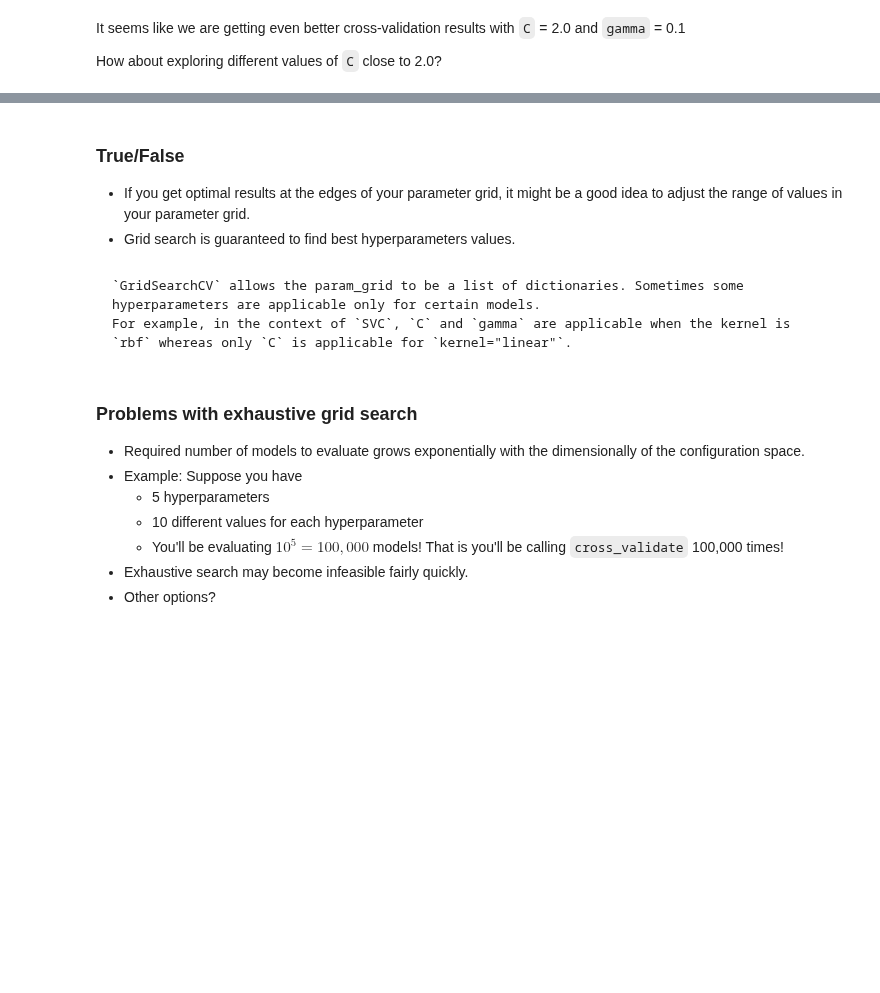
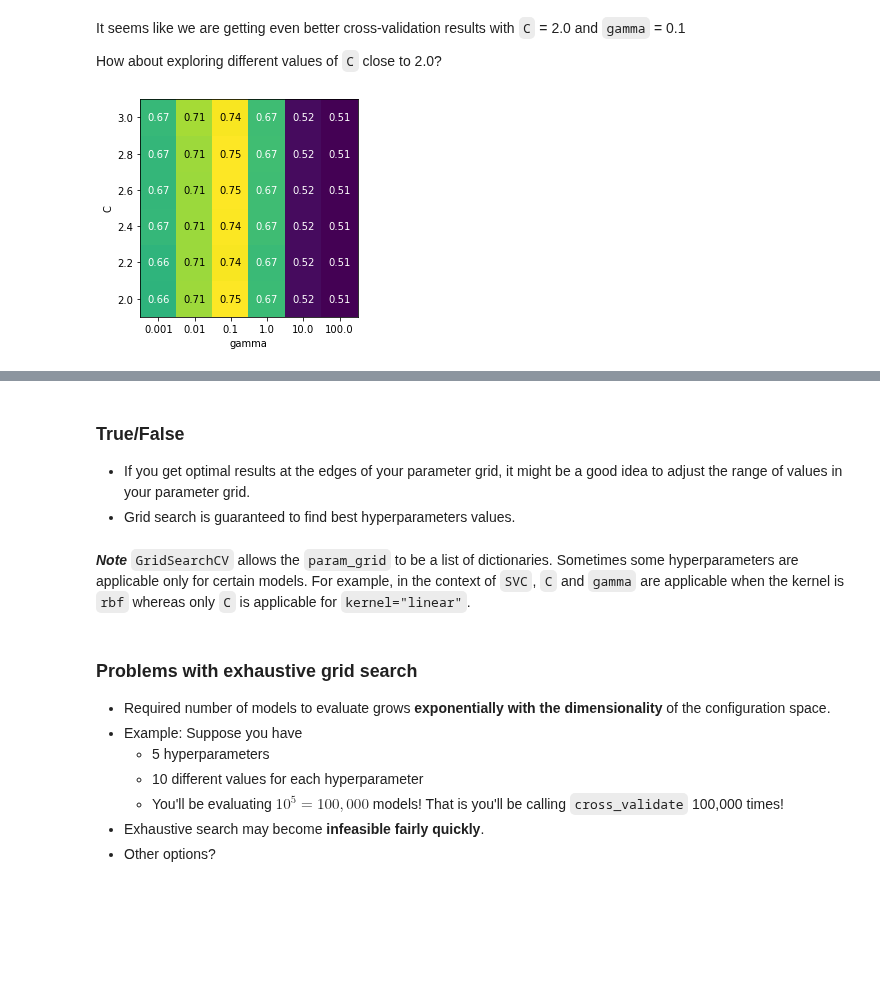
Before and after one commit to UBC-CS/cpsc330-2023s, a Jupyter notebook: lectures/08_hyperparameter-optimization.ipynb, the cells around one changed output, grey strips where cells are left out. Saved outputs shown, nothing was run; the diff lists cells and outputs as text; code cells hidden in the pictures; blank space fills up the shorter version.

````diff
--- a/lectures/08_hyperparameter-optimization.ipynb
+++ b/lectures/08_hyperparameter-optimization.ipynb
@@ -396,8 +547,10 @@ It seems like we are getting even better cross-validation results with `C` = 2.0
 
 How about exploring different values of `C` close to 2.0?
 # %%
-param_grid4 = {"svc__gamma": np.logspace(-3, 2, 6), "svc__C": np.linspace(2, 3, 6)}
+param_grid4 = {"svc__C": np.linspace(2, 3, 6), "svc__gamma": np.logspace(-3, 2, 6)}
 
 display_heatmap(param_grid4, pipe_svm, X_train, y_train)
+# %% [output]
+[figure, added]
 # %% [markdown]
 That's good! We are finding some more options for `C` where the accuracy is 0.75.
@@ -408,19 +562,18 @@ The tricky part is we do not know in advance what range of hyperparameters might
 - If you get optimal results at the edges of your parameter grid, it might be a good idea to adjust the range of values in your parameter grid.
 - Grid search is guaranteed to find best hyperparameters values.
 # %% [markdown]
-```{note}
-`GridSearchCV` allows the param_grid to be a list of dictionaries. Sometimes some hyperparameters are applicable only for certain models.
+***Note***
+`GridSearchCV` allows the `param_grid` to be a list of dictionaries. Sometimes some hyperparameters are applicable only for certain models.
 For example, in the context of `SVC`, `C` and `gamma` are applicable when the kernel is `rbf` whereas only `C` is applicable for `kernel="linear"`.
-```
 # %% [markdown]
 ### Problems with exhaustive grid search
 
-- Required number of models to evaluate grows exponentially with the dimensionally of the configuration space.
+- Required number of models to evaluate grows **exponentially with the dimensionality** of the configuration space.
 - Example: Suppose you have
     - 5 hyperparameters
     - 10 different values for each hyperparameter
     - You'll be evaluating $10^5=100,000$ models! That is you'll be calling `cross_validate` 100,000 times!
-- Exhaustive search may become infeasible fairly quickly.
+- Exhaustive search may become **infeasible fairly quickly**.
 - Other options?
 # %% [markdown]
 <br><br><br><br>
````
Also changed, not shown: parts of 96 cells of this notebook.
